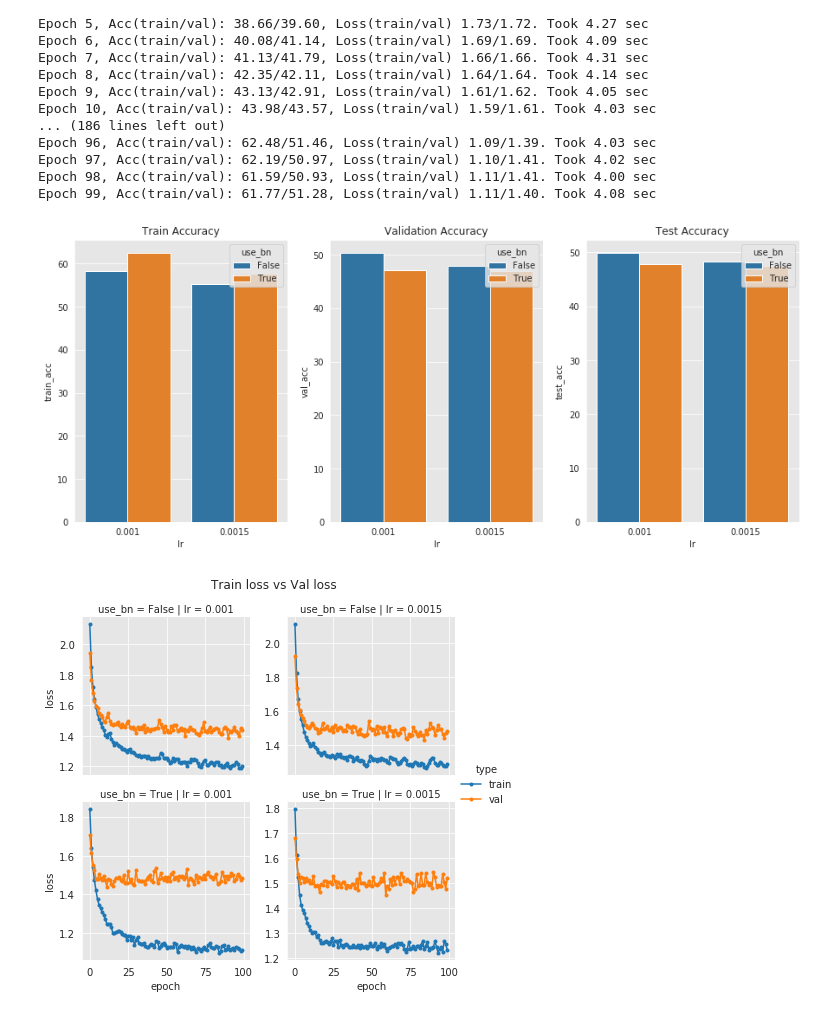
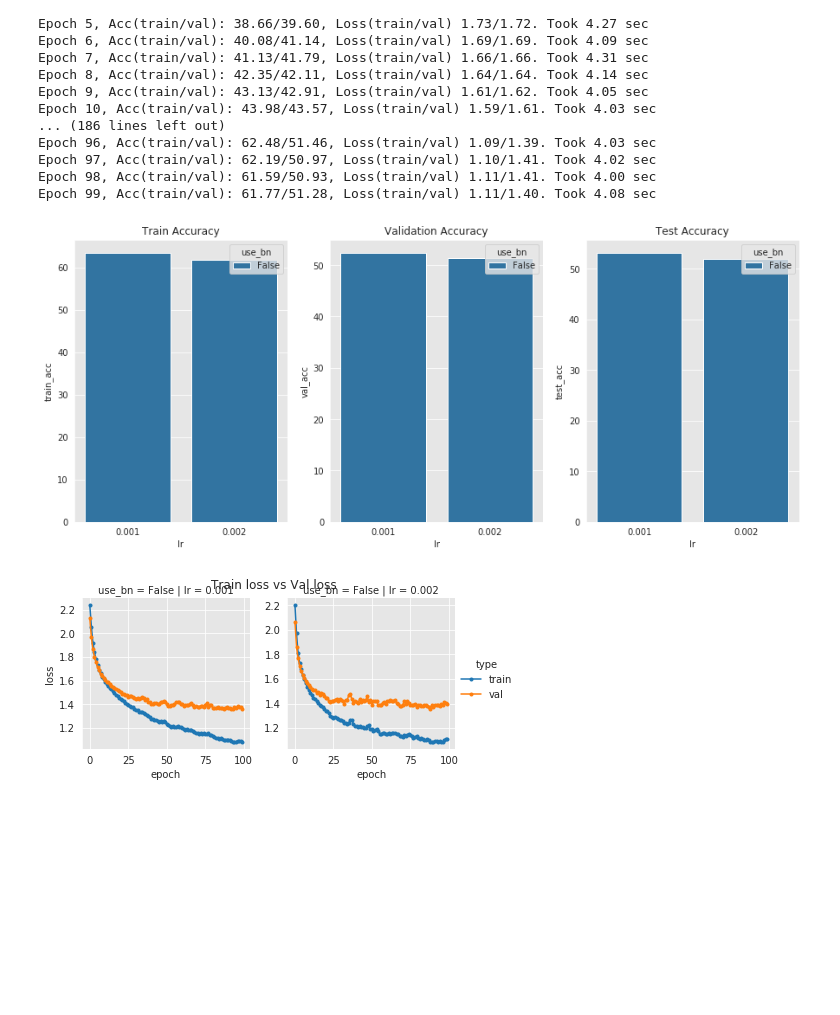
Before and after one commit to Hemistone/DeepLearning_StandAlone, a Jupyter notebook: Assignment3_hemistone.ipynb, the cells around one changed output. Saved outputs shown, nothing was run; the diff lists cells and outputs as text; code cells hidden in the pictures; blank space fills up the shorter version.

```diff
--- a/Assignment3_hemistone.ipynb
+++ b/Assignment3_hemistone.ipynb
@@ -630,11 +630,11 @@ Epoch 99, Acc(train/val): 61.77/51.28, Loss(train/val) 1.11/1.40. Took 4.08 sec
 # %%
 var1 = 'lr'
 var2 = 'use_bn'
-df = load_exp_result('exp3')
+df = load_exp_result('exp4_a')
 
 plot_acc(var1, var2, df)
 plot_loss_variation(var1, var2, df, sharey=False) #sharey를 True로 하면 모둔 subplot의 y축의 스케일이 같아집니다.
 plot_acc_variation(var1, var2, df, margin_titles=True, sharey=True)
 # %% [output]
-[figure, old version]
+[figure, new version]
-[figure, old version]
+[figure, new version]
```
Also changed, not shown: parts of 1 cell of this notebook.
